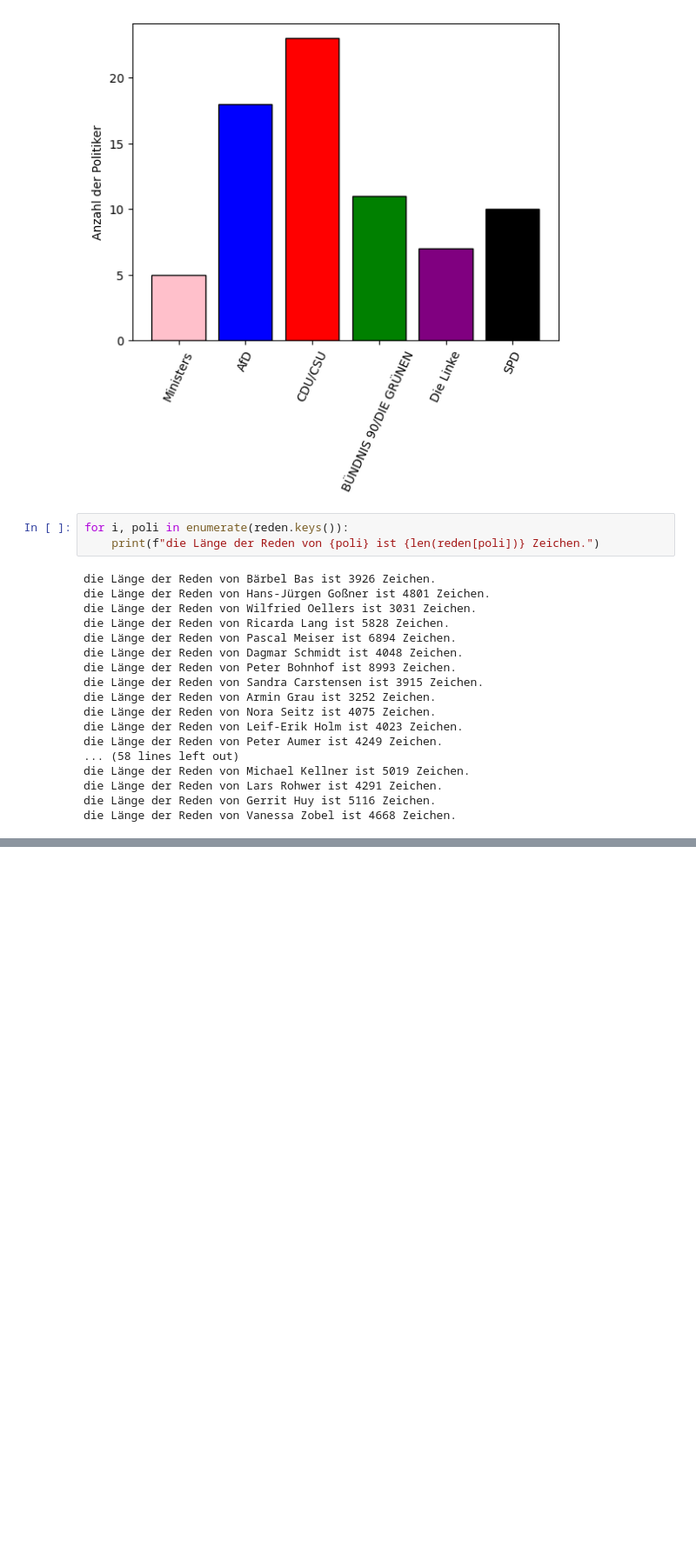
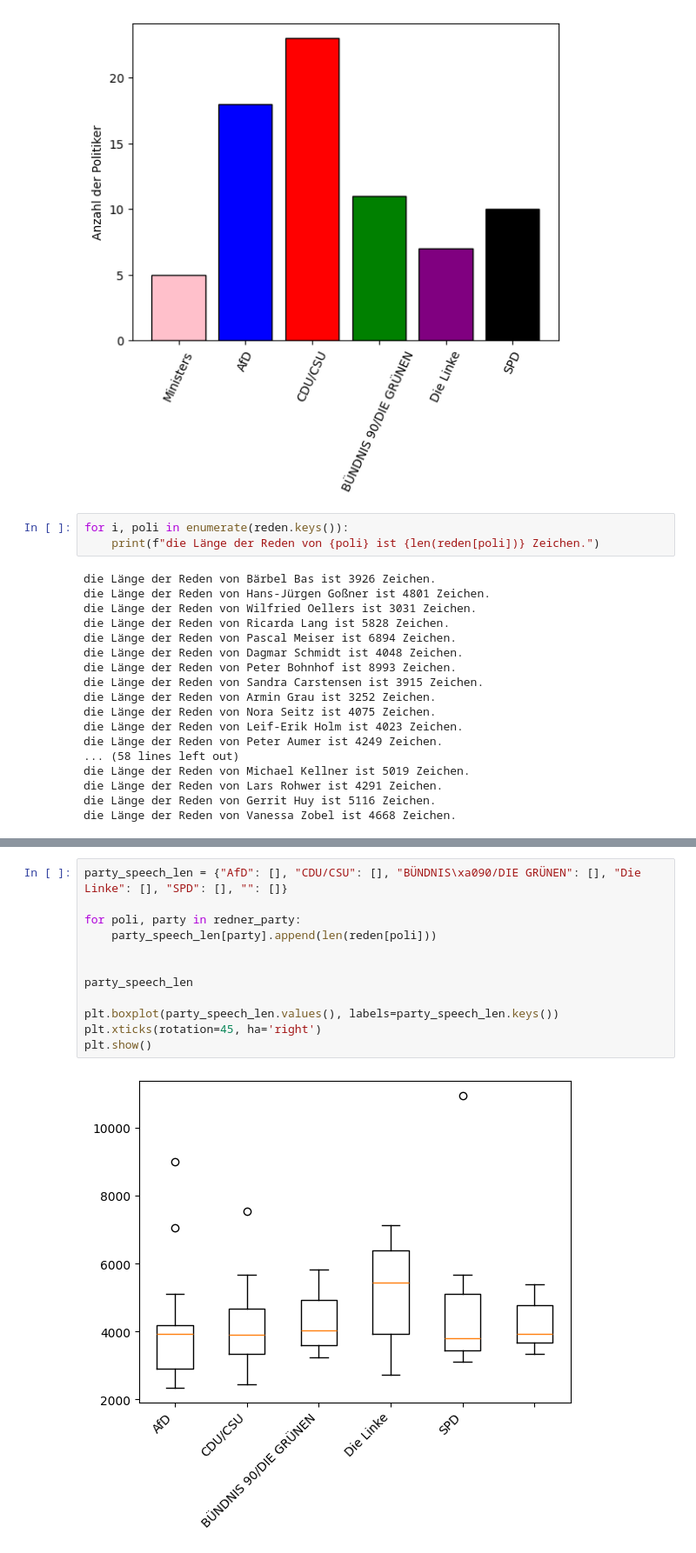
Before and after one commit to Roby290597/bundestag_speeches, a Jupyter notebook: bundestags_reden_analyse.ipynb, the cells around one changed output, grey strips where cells are left out. Shown at 87% size. Saved outputs shown, nothing was run; the diff lists cells and outputs as text; blank space fills up the shorter version.

```diff
--- a/bundestags_reden_analyse.ipynb
+++ b/bundestags_reden_analyse.ipynb
@@ -121,0 +150,14 @@ die Länge der Reden von Vanessa Zobel ist 4668 Zeichen.
+# %%
+party_speech_len = {"AfD": [], "CDU/CSU": [], "BÜNDNIS\xa090/DIE GRÜNEN": [], "Die Linke": [], "SPD": [], "": []}
+
+for poli, party in redner_party:
+    party_speech_len[party].append(len(reden[poli]))
+
+
+party_speech_len
+
+plt.boxplot(party_speech_len.values(), labels=party_speech_len.keys())
+plt.xticks(rotation=45, ha='right')
+plt.show()
+# %% [output]
+[figure, added]
```
Also changed, not shown: parts of 1 cell of this notebook.
